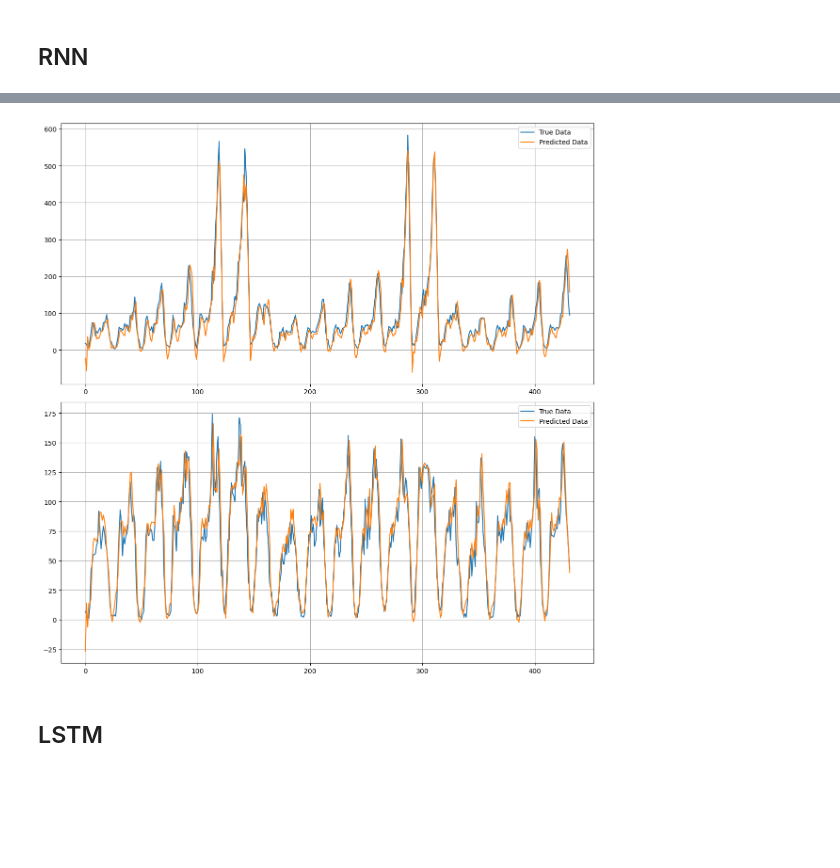
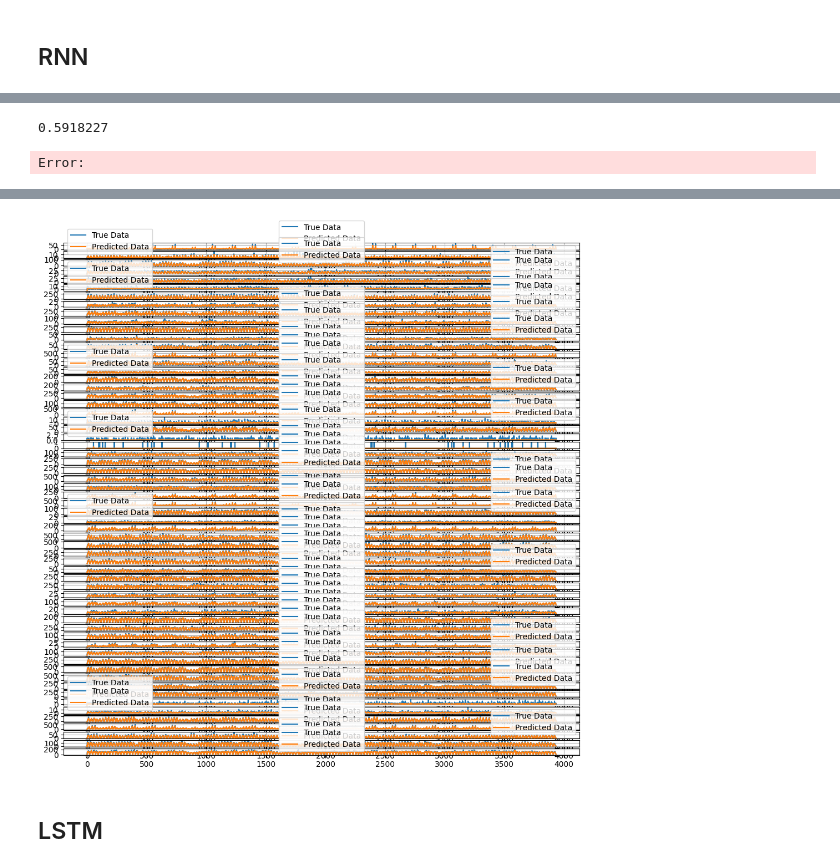
Before and after one commit to edwarddramirez/taxi-forecast, a Jupyter notebook: notebooks/05c_rnn_lstm_multi_series_multivar.ipynb, the cells around one changed output, grey strips where cells are left out. Drawn from its saved outputs; the diff is of its cells as text; code cells hidden in the pictures; blank space fills up the shorter version.

```diff
--- a/notebooks/05c_rnn_lstm_multi_series_multivar.ipynb
+++ b/notebooks/05c_rnn_lstm_multi_series_multivar.ipynb
@@ -61,9 +99,9 @@ Uncomment the print lines to check the tensors and their dimensions
 # %%
 # Drop zone with very sparse time series
 n_top_zones = 50
-n_bottom_zones = 50
+n_bottom_zones = 1
 selected_zones_df = ts.groupby('PULocationID')['counts'].sum().sort_values(ascending=False)[:-n_bottom_zones]
-display(selected_zones_df)
 selected_zones = selected_zones_df.index.to_list()
+selected_zones_df
 # %% [output]
 PULocationID
@@ -242,23 +253,24 @@ data_pp = prepare_seqs(data, n_zones, n_covars, sequence_length)
 # %%
-sl = 24 # size of each slide (over time)
-batch_size = len(zone_list) # This is the number of zones
+batch_size = n_zones # This is the number of zones
 
-def pp_to_chunks(data_pp, batch_size, train_portion=0.8):
-    cut_idx = int(len(data_pp[0]) * 0.8)
+def pp_to_chunks(data_pp: List[List[Tuple[torch.tensor, torch.tensor]]], batch_size, train_portion=0.8) -> Tuple[List[Tuple[torch.tensor, torch.tensor]], List[Tuple[torch.tensor, torch.tensor]]]:
+    cut_idx = int(len(data_pp[0]) * train_portion)
+    # Split into train and test for each zone's data
     zone_train_data = [zone_seq[:cut_idx] for zone_seq in data_pp]
     zone_valid_data = [zone_seq[cut_idx:] for zone_seq in data_pp]
     zone_data = (zone_train_data, zone_valid_data)
     zone_chunks = []
     for zone_data_series in zone_data:
-        flattened_zones = [i for zone_seq in zone_train_data for i in zone_seq]
-        zone_chuncks.append(group_chunks(flattened_zones, batch_size))
+        flattened_zones = [i for zone_seq in zone_data_series for i in zone_seq]
+        print(len(flattened_zones))
+        zone_chunks.append(group_chunks(flattened_zones, batch_size))
     return zone_chunks
 
 # Create Train and Validation sets - fix cutoff index to drop last few obs that are not enough to formm a batch
 cut = int(len(data_pp[0]) * 0.8)
 
-train_data = [s[:cut] for s in data_pp]
-valid_data = [s[cut:] for s in data_pp]
+# train_data = [s[:cut] for s in data_pp]
+# valid_data = [s[cut:] for s in data_pp]
 # print('length of train_data: ', len(train_data))
 # print('length of each series in train_data: ', len(train_data[0]))
 # print('first item of train_data[0]: ', train_data[0][0])
@@ -266,16 +278,16 @@ valid_data = [s[cut:] for s in data_pp]
 # print()
 
 # Concatenate the 3 series into a long chain
-train_set = [i for s in train_data for i in s ]
-valid_set = [i for s in valid_data for i in s ]
+# train_set = [i for s in train_data for i in s ]
+# valid_set = [i for s in valid_data for i in s ]
 # print('length of concat train set: ', len(train_set))
 # print('length of concat valid set: ', len(valid_set))
 # print('first item of train_set[0]: ', train_set[0])
 # print()
 
 # Reindex with group_chunks() --> Concatenate & Reindex helps with dataloader which takes in a list
-train_set = group_chunks(train_set, batch_size)
-valid_set = group_chunks(valid_set, batch_size)
+# train_set = group_chunks(train_set, batch_size)
+# valid_set = group_chunks(valid_set, batch_size)
 # print('length of reindexed train set: ', len(train_set))
 # print('length of reindexed valid set: ', len(valid_set))
 # print()
@@ -337,7 +352,7 @@ class RNN_MultiSeries_Model(nn.Module):
         # self.embed_dropout = nn.Dropout(0.4)
         self.rnn = nn.RNN(embed_dim_inputs[1] + input_size, hidden_size, num_layers, batch_first=True)
         self.fc = nn.Linear(hidden_size, output_size)
-        self.h = torch.zeros(num_layers, batch_size, hidden_size)
+        self.h = torch.zeros(num_layers, batch_size, hidden_size).to(device)
 
     def forward(self, x_cat, x_cont):
         emb = self.cat_embed(x_cat)
@@ -357,7 +372,7 @@ hidden_size = 50
 output_size = 1
 num_layers = 1
 
-zone_id_list = torch.tensor(sorted(list(ts_2['zone_id'].unique()))).long().to(device)
+zone_id_list = torch.tensor(sorted(list(selected_ts['zone_id'].unique()))).long().to(device)
 embed_dim_inputs = len(zone_id_list), min(50, (len(zone_id_list)+1)//2)
 print('dimension', embed_dim_inputs)
 
@@ -499,4 +513,16 @@ Epoch [80/1000], Train Loss: 0.0042, Validation Loss: 0.0044
+# %%
+def smape(y, y_pred):
+    # From pytorch-forecasting
+    return np.mean(2*np.abs(y - y_pred) / (np.abs(y) + np.abs(y_pred)))
+
+smape(test_preds, test_target)
+# %% [output]
+0.5918227
+Error:
 # %%
+
+
+
 model.eval()
 with torch.no_grad():
     test_preds = []
@@ -505,8 +531,6 @@ with torch.no_grad():
     for batch_X, batch_y in valid_loader:
 
         batch_X, batch_y = transform_batch(batch_X, batch_y)
-
-
 
         preds = model(zone_id_list, batch_X)
 
@@ -517,11 +541,13 @@ with torch.no_grad():
     test_target = torch.cat(test_target, dim=-2)
 
     test_loss = criterion(test_preds, test_target)
+    test_smape =
     print(f'Test Loss: {test_loss.item():.4f}')
 
+
     # Change the dimension to work with scaler
-    test_preds = test_preds.numpy().squeeze(-1).T
-    test_target = test_target.numpy().squeeze(-1).T
+    test_preds = test_preds.cpu().numpy().squeeze(-1).T
+    test_target = test_target.cpu().numpy().squeeze(-1).T
 
     # Inverse transform to get the original scale
     test_preds = scaler1.inverse_transform(test_preds)
@@ -546,4 +572,4 @@ Test Loss: 0.0049
-[figure, old version]
+[figure, new version]
 # %% [markdown]
 ## LSTM
 # %%
```
Also changed, not shown: parts of 19 cells of this notebook, 1 other file.
